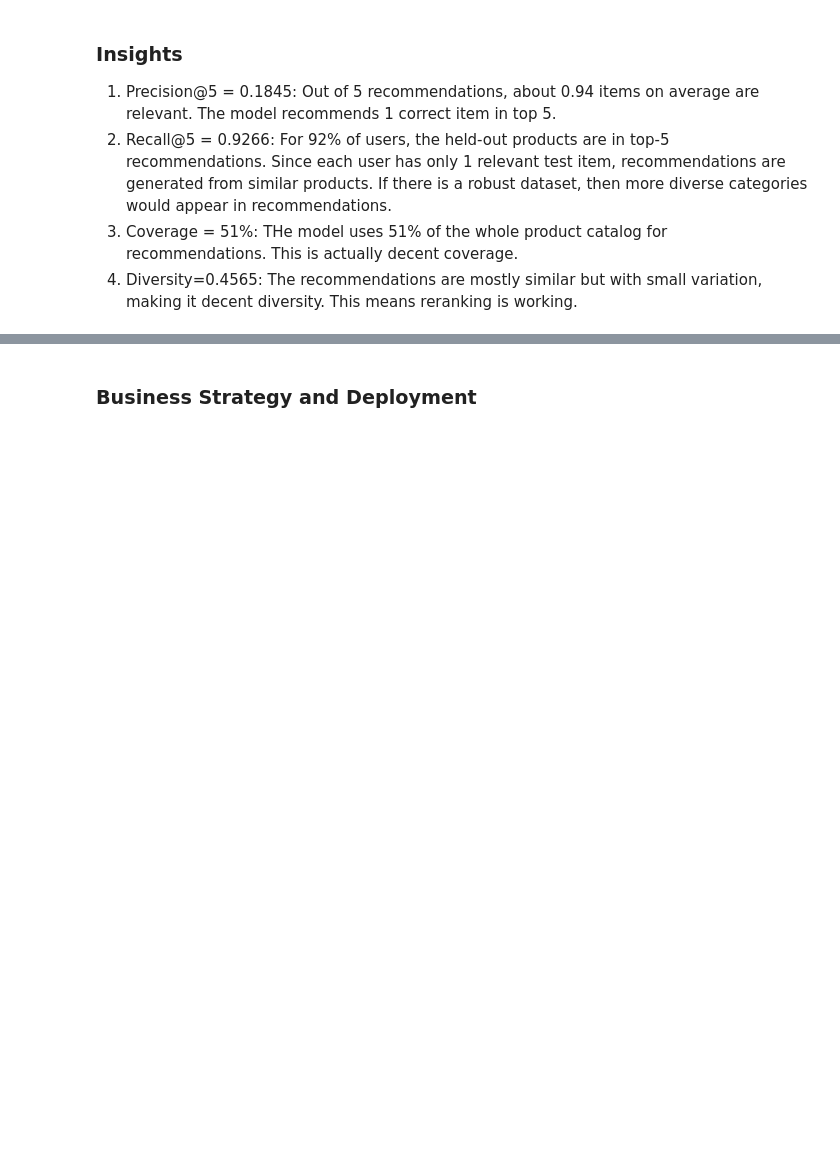
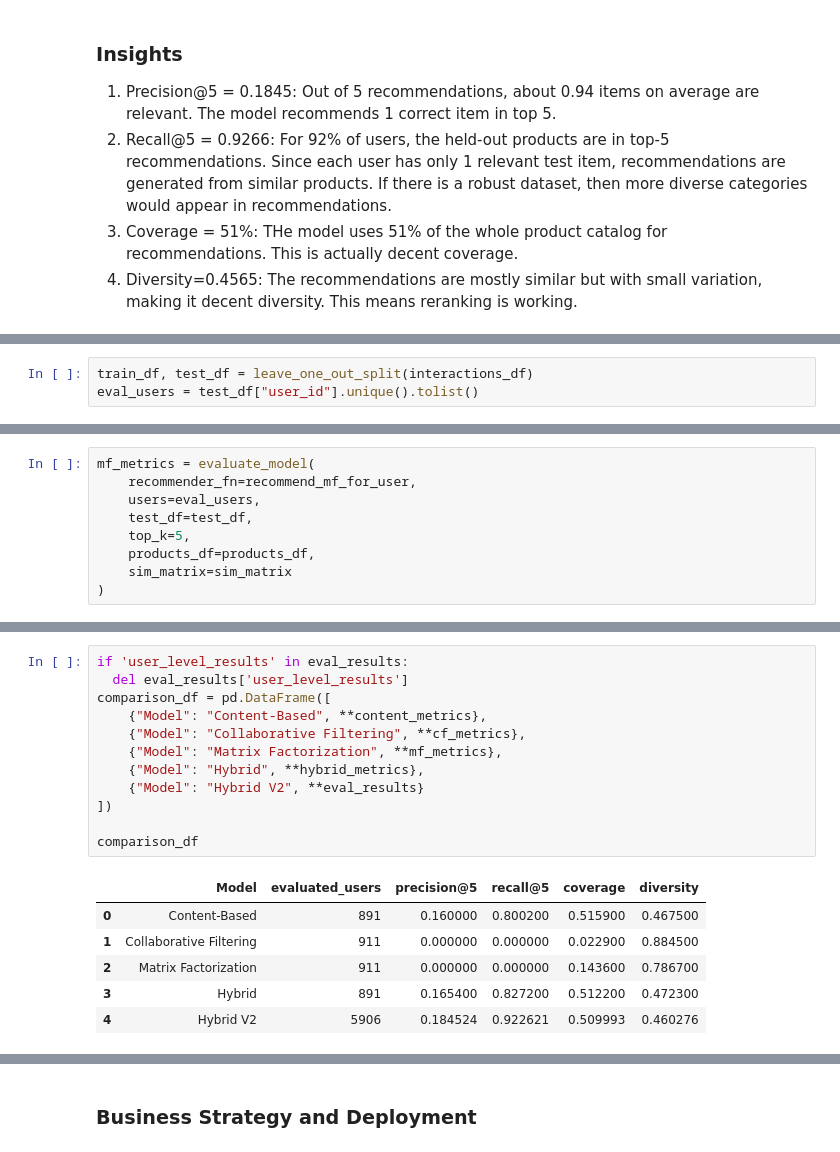
Before and after one commit to krishnasaijoga/ScalerCaseStudies, a Jupyter notebook: AmazonProdRecommSysCS.ipynb, the cells around one changed output, grey strips where cells are left out. Cells and saved outputs as stored; diff of their text form; blank space fills up the shorter version.

```diff
--- a/AmazonProdRecommSysCS.ipynb
+++ b/AmazonProdRecommSysCS.ipynb
@@ -1630,0 +1712,3 @@ set(products_cd.columns)-set(products_df.columns)
+# %%
+train_df, test_df = leave_one_out_split(interactions_df)
+eval_users = test_df["user_id"].unique().tolist()
@@ -1630,0 +1785,9 @@ set(products_cd.columns)-set(products_df.columns)
+# %%
+mf_metrics = evaluate_model(
+    recommender_fn=recommend_mf_for_user,
+    users=eval_users,
+    test_df=test_df,
+    top_k=5,
+    products_df=products_df,
+    sim_matrix=sim_matrix
+)
@@ -1630,0 +1814,19 @@ set(products_cd.columns)-set(products_df.columns)
+# %%
+if 'user_level_results' in eval_results:
+  del eval_results['user_level_results']
+comparison_df = pd.DataFrame([
+    {"Model": "Content-Based", **content_metrics},
+    {"Model": "Collaborative Filtering", **cf_metrics},
+    {"Model": "Matrix Factorization", **mf_metrics},
+    {"Model": "Hybrid", **hybrid_metrics},
+    {"Model": "Hybrid V2", **eval_results}
+])
+
+comparison_df
+# %% [output]
+|  | Model | evaluated_users | precision@5 | recall@5 | coverage | diversity |
+| 0 | Content-Based | 891 | 0.160000 | 0.800200 | 0.515900 | 0.467500 |
+| 1 | Collaborative Filtering | 911 | 0.000000 | 0.000000 | 0.022900 | 0.884500 |
+| 2 | Matrix Factorization | 911 | 0.000000 | 0.000000 | 0.143600 | 0.786700 |
+| 3 | Hybrid | 891 | 0.165400 | 0.827200 | 0.512200 | 0.472300 |
+| 4 | Hybrid V2 | 5906 | 0.184524 | 0.922621 | 0.509993 | 0.460276 |
```
Also changed, not shown: parts of 16 cells of this notebook.
